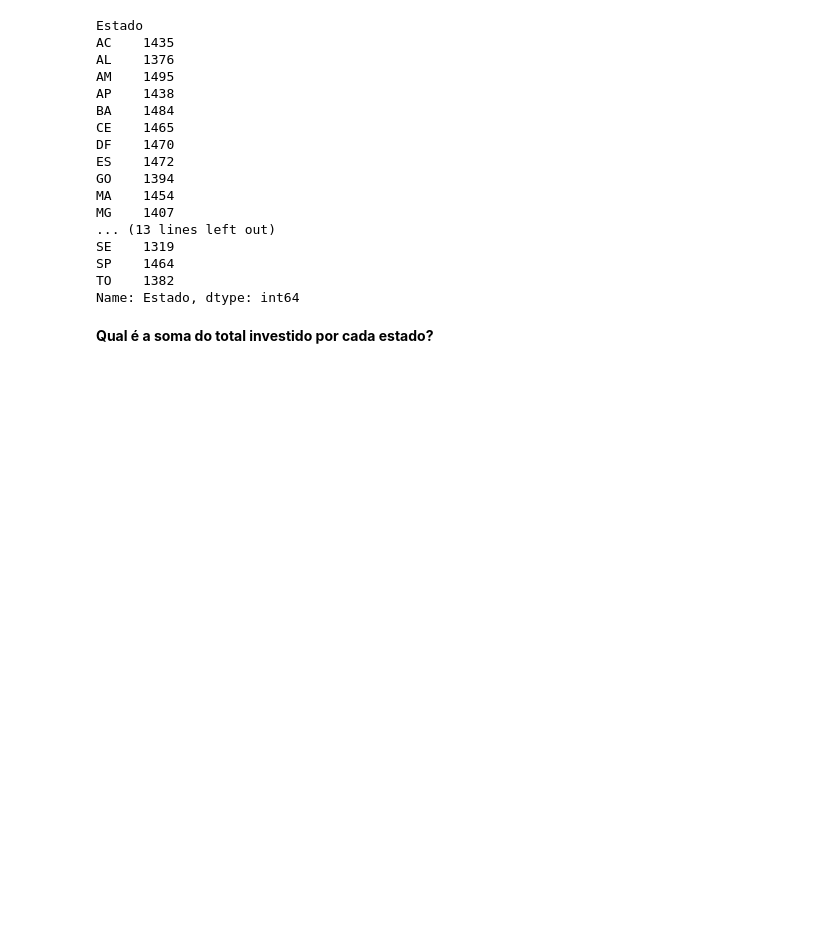
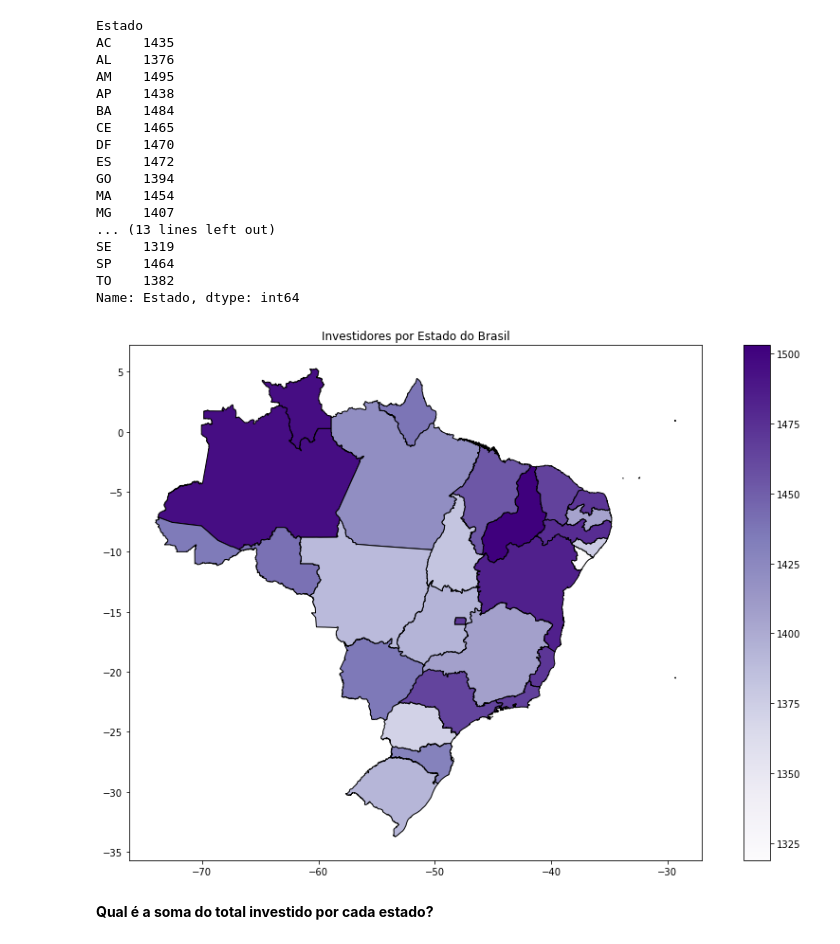
Before and after one commit to castroavila/projeto_aplicado_modulo_3, a Jupyter notebook: Proj 1 - pandas - notebook.ipynb, the cells around one changed output. Drawn from its saved outputs; the diff is of its cells as text; code cells hidden in the pictures; blank space fills up the shorter version.

```diff
--- a/Proj 1 - pandas - notebook.ipynb
+++ b/Proj 1 - pandas - notebook.ipynb
@@ -590,6 +589,32 @@ SE    1319
 SP    1464
 TO    1382
 Name: Estado, dtype: int64
+# %%
+# Fonte: https://rodrigodutcosky.medium.com/mapas-coropl%C3%A9ticos-com-os-estados-do-brasil-em-python-b9b48c6db585
+# cmap: https://matplotlib.org/stable/tutorials/colors/colormaps.html
+
+import geopandas as gpd
+
+df_estados_investidores = n_inv_estados.reset_index(name='Investidores') # Dataframe com estados e investidores
+
+INFO_UFs = gpd.read_file('bcim_2016_21_11_2018.gpkg', layer='lim_unidade_federacao_a') # dados do IBGE (2016)
+INFO_UFs.rename({'sigla': 'Estado'}, axis=1, inplace=True)
+
+br_investidores = INFO_UFs.merge(df_estados_investidores, on = 'Estado', how = 'left')
+
+# plotar mapa coroplético do Brasil
+ax = br_investidores.plot(column = 'Investidores', # indicador de qual coluna será a distribuição de cores
+                     cmap = 'Purples', # paleta de cores
+                     figsize = (16,10),
+                     legend = True,
+                     edgecolor = 'black'
+)
+
+ax.set_title('Investidores por Estado do Brasil')
+
+plt.show()
+# %% [output]
+[figure, added]
 # %% [markdown]
 **Qual é a soma do total investido por cada estado?**
 # %%
```
Also changed, not shown: parts of 13 cells of this notebook.
